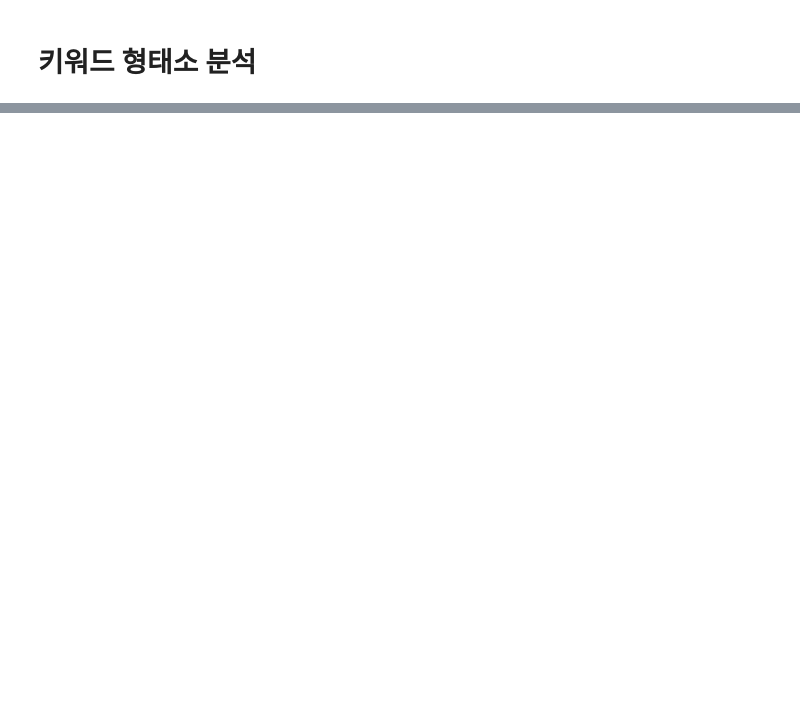
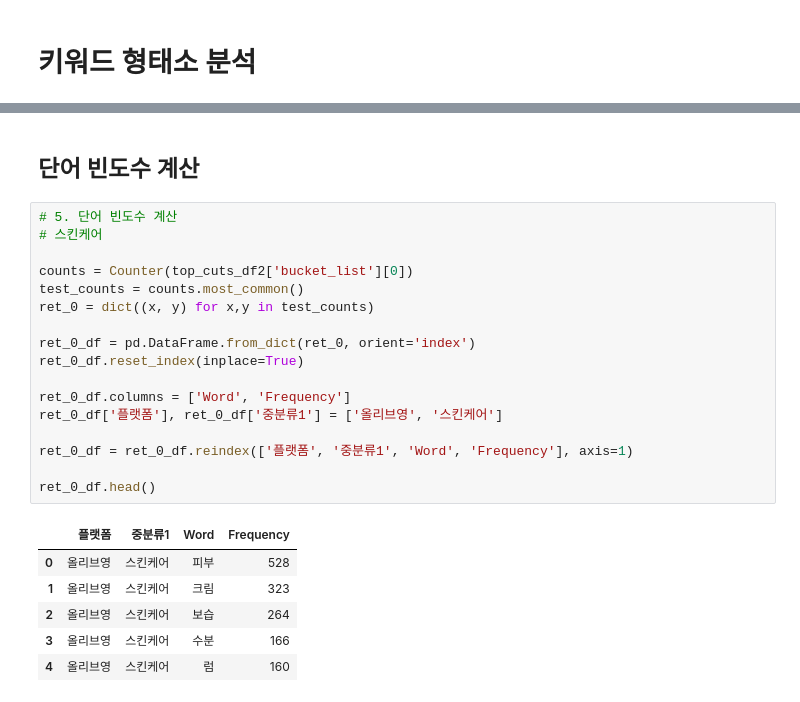
Before and after one commit to sweeeet-zoo/sparta5, a Jupyter notebook: 실전_프로젝트/데이터_전처리_카테고리/키워드_크롤링.ipynb, the cells around one changed output, grey strips where cells are left out. Saved outputs shown, nothing was run; the diff lists cells and outputs as text; blank space fills up the shorter version.

```diff
--- a/실전_프로젝트/데이터_전처리_카테고리/키워드_크롤링.ipynb
+++ b/실전_프로젝트/데이터_전처리_카테고리/키워드_크롤링.ipynb
@@ -865,0 +1087,26 @@ word_df.head(50)
+# %% [markdown]
+## 단어 빈도수 계산
+# %%
+# 5. 단어 빈도수 계산
+# 스킨케어
+
+counts = Counter(top_cuts_df2['bucket_list'][0])
+test_counts = counts.most_common()
+ret_0 = dict((x, y) for x,y in test_counts)
+
+ret_0_df = pd.DataFrame.from_dict(ret_0, orient='index')
+ret_0_df.reset_index(inplace=True)
+
+ret_0_df.columns = ['Word', 'Frequency']
+ret_0_df['플랫폼'], ret_0_df['중분류1'] = ['올리브영', '스킨케어']
+
+ret_0_df = ret_0_df.reindex(['플랫폼', '중분류1', 'Word', 'Frequency'], axis=1)
+
+ret_0_df.head()
+# %% [output]
+|  | 플랫폼 | 중분류1 | Word | Frequency |
+| 0 | 올리브영 | 스킨케어 | 피부 | 528 |
+| 1 | 올리브영 | 스킨케어 | 크림 | 323 |
+| 2 | 올리브영 | 스킨케어 | 보습 | 264 |
+| 3 | 올리브영 | 스킨케어 | 수분 | 166 |
+| 4 | 올리브영 | 스킨케어 | 럼 | 160 |
```
Also changed, not shown: parts of 32 cells of this notebook, 1 other file.
